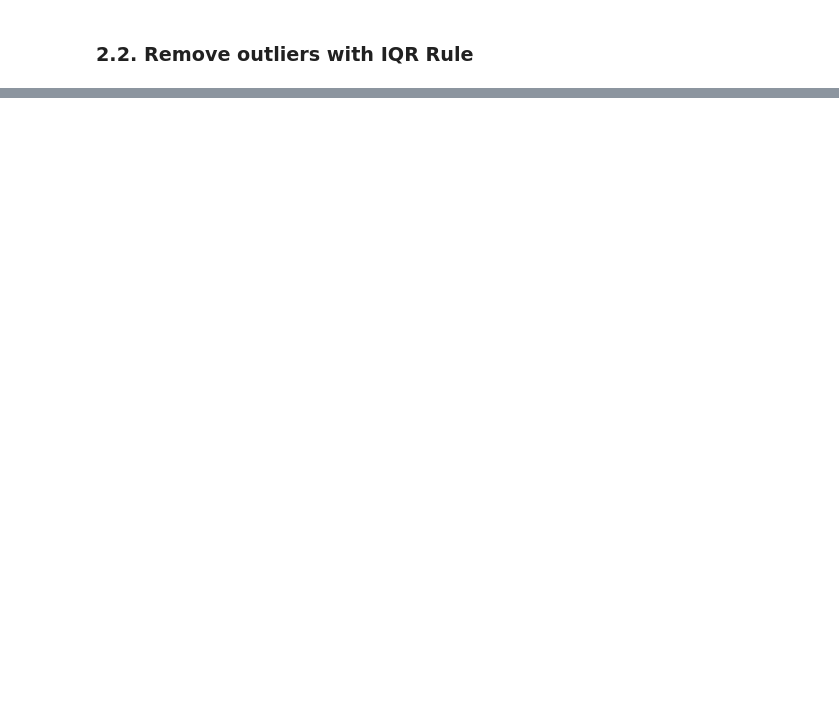
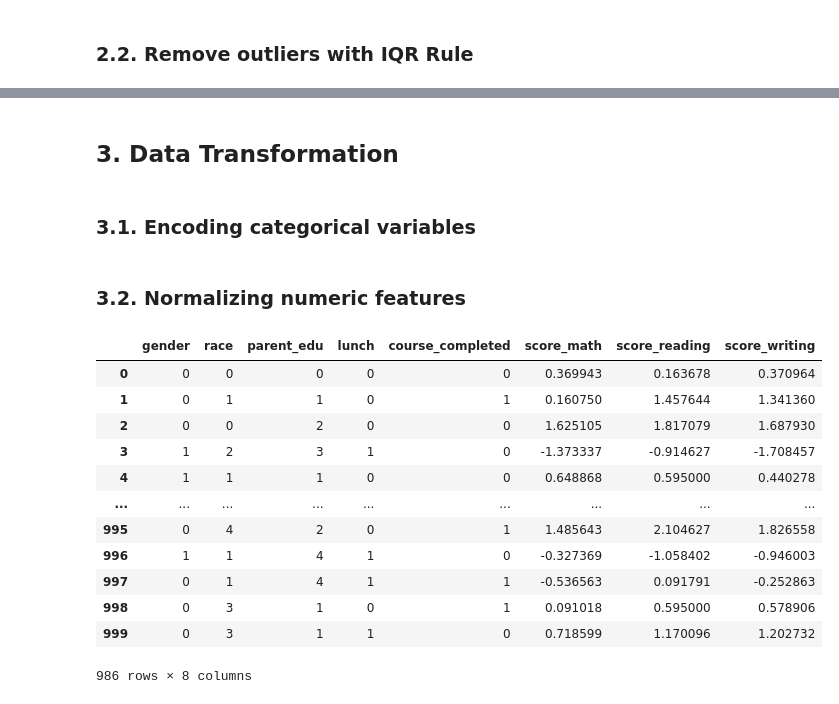
Before and after one commit to shubham0204/PICT_Coursework, a Jupyter notebook: assignment_02/main.ipynb, the cells around one changed output, grey strips where cells are left out. Cells and saved outputs as stored; diff of their text form; code cells hidden in the pictures; blank space fills up the shorter version.

Commit message:
add data transformation in assignment_02

```diff
--- a/assignment_02/main.ipynb
+++ b/assignment_02/main.ipynb
@@ -107,0 +120,4 @@ sns.histplot( ds.score_writing )
+# %% [markdown]
+## 3. Data Transformation
+# %% [markdown]
+### 3.1. Encoding categorical variables
@@ -107,0 +137,2 @@ sns.histplot( ds.score_writing )
+# %% [markdown]
+### 3.2. Normalizing numeric features
@@ -107,0 +149,16 @@ sns.histplot( ds.score_writing )
+# %%
+ds
+# %% [output]
+|  | gender | race | parent_edu | lunch | course_completed | score_math | score_reading | score_writing |
+| 0 | 0 | 0 | 0 | 0 | 0 | 0.369943 | 0.163678 | 0.370964 |
+| 1 | 0 | 1 | 1 | 0 | 1 | 0.160750 | 1.457644 | 1.341360 |
+| 2 | 0 | 0 | 2 | 0 | 0 | 1.625105 | 1.817079 | 1.687930 |
+| 3 | 1 | 2 | 3 | 1 | 0 | -1.373337 | -0.914627 | -1.708457 |
+| 4 | 1 | 1 | 1 | 0 | 0 | 0.648868 | 0.595000 | 0.440278 |
+| ... | ... | ... | ... | ... | ... | ... | ... | ... |
+| 995 | 0 | 4 | 2 | 0 | 1 | 1.485643 | 2.104627 | 1.826558 |
+| 996 | 1 | 1 | 4 | 1 | 0 | -0.327369 | -1.058402 | -0.946003 |
+| 997 | 0 | 1 | 4 | 1 | 1 | -0.536563 | 0.091791 | -0.252863 |
+| 998 | 0 | 3 | 1 | 0 | 1 | 0.091018 | 0.595000 | 0.578906 |
+| 999 | 0 | 3 | 1 | 1 | 0 | 0.718599 | 1.170096 | 1.202732 |
+986 rows × 8 columns
```
Also changed, not shown: parts of 11 cells of this notebook.
